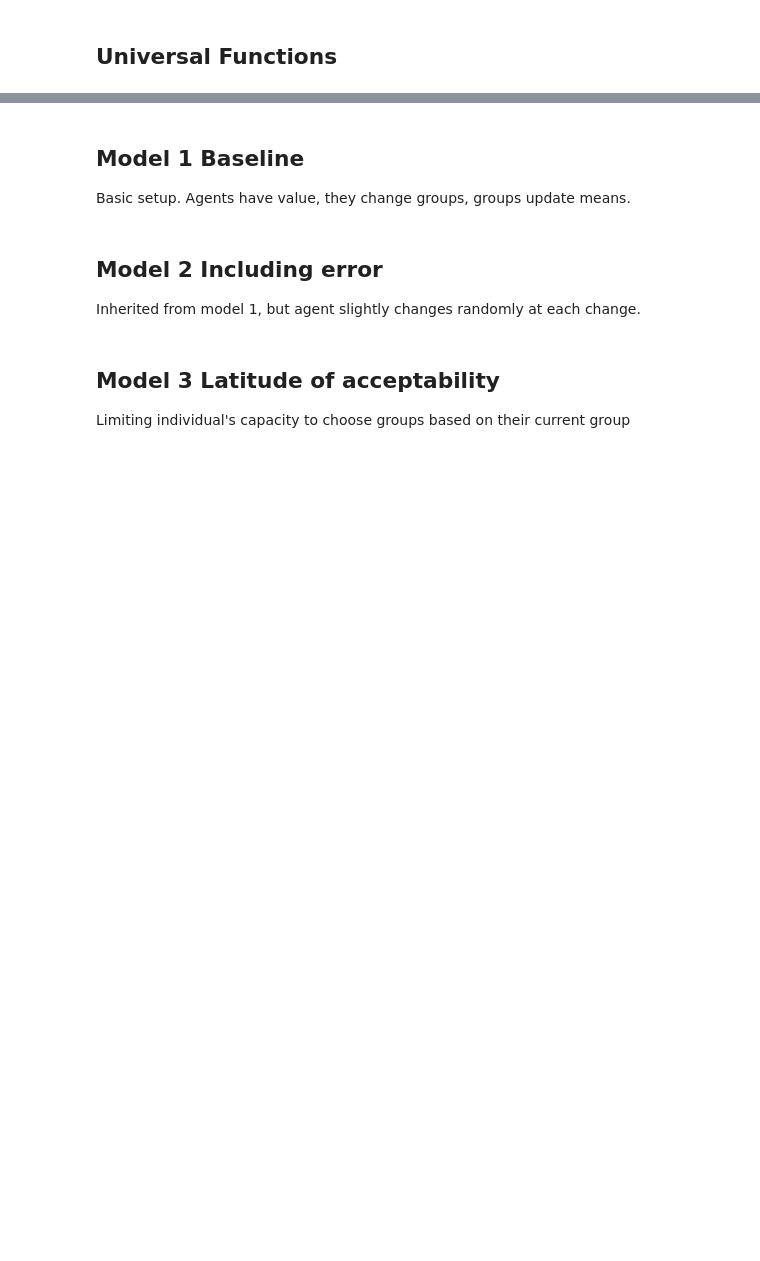
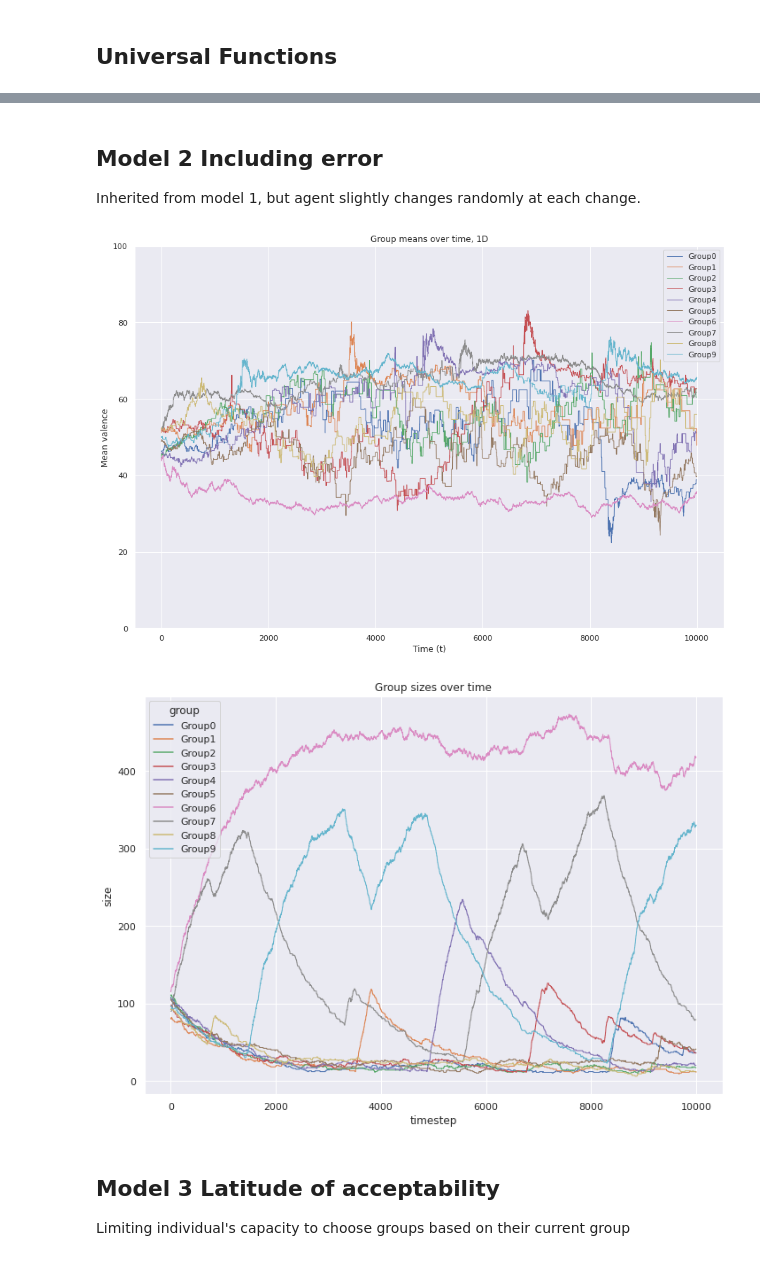
Before and after one commit to vincentmwong/groupshift-model, a Jupyter notebook: Groupshift_Model.ipynb, the cells around one changed output, grey strips where cells are left out. Cells and saved outputs as stored; diff of their text form; code cells hidden in the pictures; blank space fills up the shorter version.

Commit message:
Add model 2 as a way to fix simulation class so it's adaptable to more arguments

```diff
--- a/Groupshift_Model.ipynb
+++ b/Groupshift_Model.ipynb
@@ -181,7 +177,7 @@ class GroupshiftSim():
 # Running simulations, saving data
 #===============================================================================
 
-  def runSimulation(self, timesteps):
+  def runSimulation(self, timesteps, **kwargs):
     self.timesteps = timesteps
     for t in tqdm(range(self.timesteps)):
       #Perform group shift function
@@ -194,7 +190,7 @@ class GroupshiftSim():
       self.savesizes.append(thesesizes)
 
       #Perform node selection step function
-      self.indivChoice(self, thesemeans) #How to parameterize?
+      self.indivChoice(self, thesemeans, kwargs) #How to parameterize?
 
 #===============================================================================
 # Plotting functions
@@ -318,4 +303,0 @@ def meanRecalc(netw, groupname, resettype, s=3):
-# %% [markdown]
-## Model 1 Baseline
-
-Basic setup. Agents have value, they change groups, groups update means.
@@ -431,3 +327,20 @@ def model2(num_nodes,num_groups,timesteps, e, plots=False,resettype='zero', s=3)
+# %%
+testSim = GroupshiftSim(groupshift_function = groupshiftSimpleMean,
+                        indivchoice_function = oneNodeOpenSwitchWithError)
+
+num_nodes = 1000
+num_groups = 10
+timesteps = 10000
+
+testSim.initializeNodes(num_nodes, num_groups, 'random')
+testSim.runSimulation(timesteps, e=100)
+# I don't know why, but e has to be pretty big in order for there to be an effect on the groups.
+# %%
+testSim.plotTimelineMeans()
+testSim.plotTimelineSizes()
+# %% [output]
+[figure, added]
+[figure, added]
 # %% [markdown]
 ## Model 3 Latitude of acceptability
 
```
Also changed, not shown: parts of 14 cells of this notebook.
